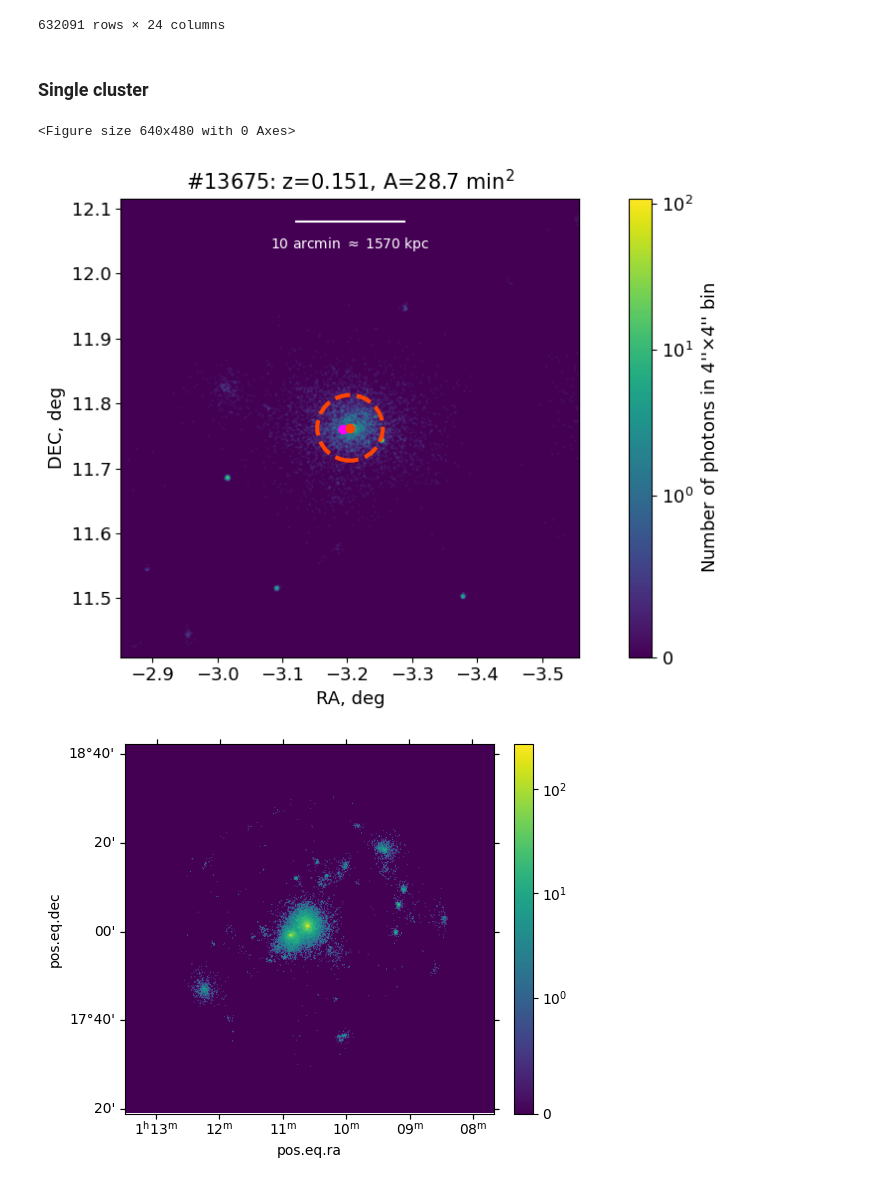
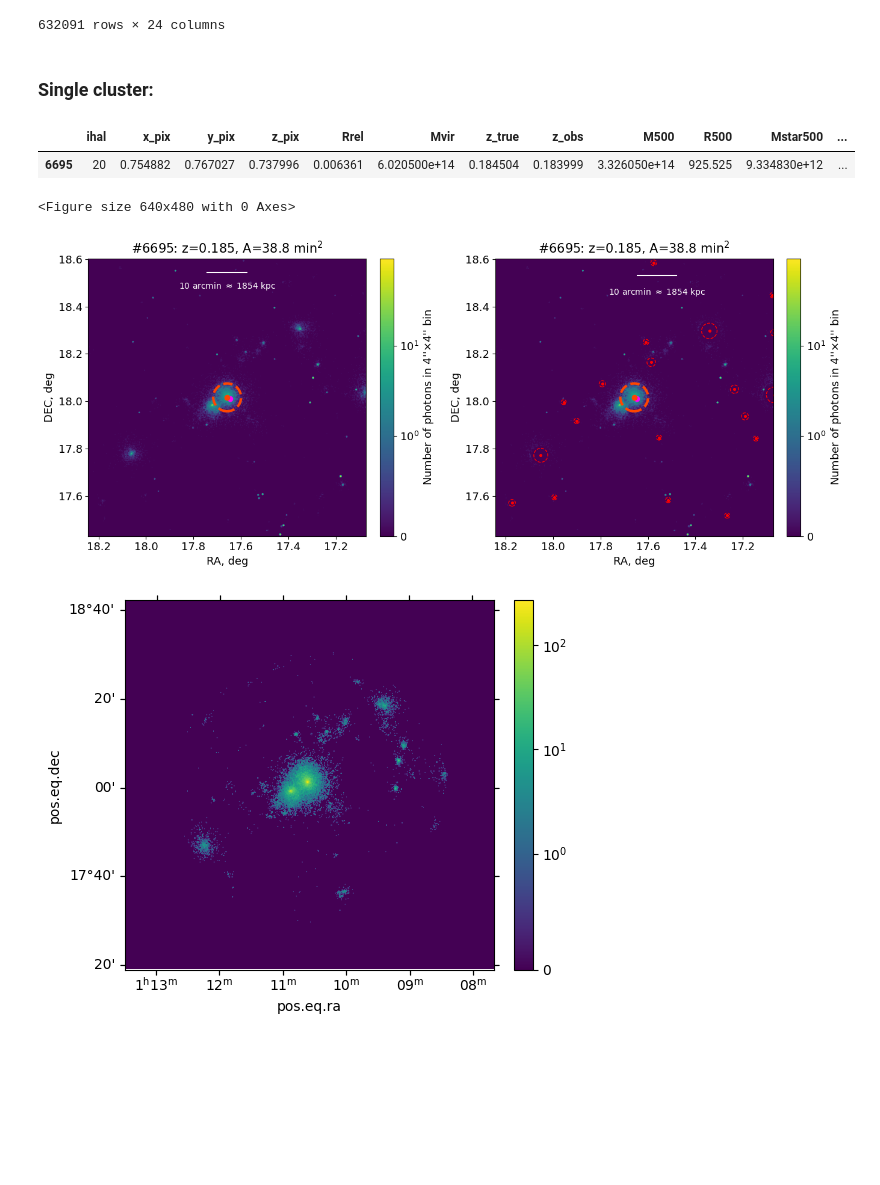
Before and after one commit to pi4imu/stacking, a Jupyter notebook: stacking_magneticum.ipynb, the cells around one changed output. Drawn from its saved outputs; the diff is of its cells as text; code cells hidden in the pictures; blank space fills up the shorter version.

```diff
--- a/stacking_magneticum.ipynb
+++ b/stacking_magneticum.ipynb
@@ -125,35 +118,39 @@ galaxies_all
 | 632090 | 487421 | 0.785585 | 0.139620 | 1.001184 | 292.525 | 0.050518 | 0.050119 | 12.511400 | 0.000000 | -20.7147 | ... | ... |
 632091 rows × 24 columns
 # %% [markdown]
-### Single cluster
+### Single cluster:
 # %%
 %run -i 'scripts.py'
 
 plt.figure(figsize=(16,6))
 
-cl_num = 13675
+cl_num = 6695 # 13675
 RRR = 1.0
 
-#plt.subplot(121)
+display(clusters[clusters.index==cl_num])
+
+plt.subplot(121)
 pho_hist = extract_photons_from_cluster(cl_num,
                                         r = RRR,
                                         centroid=True,
                                         delete_superfluous=False,
                                         draw=True,
                                         draw_additional=False)
 
-#plt.subplot(122)
-#pho_hist = extract_photons_from_cluster(cl_num,
-#                                        r = RRR,
-#                                        centroid=True,
-#                                        delete_superfluous=True,
-#                                        draw=True,
-#                                        draw_additional=False)
+plt.subplot(122)
+pho_hist = extract_photons_from_cluster(cl_num,
+                                        r = RRR,
+                                        centroid=True,
+                                        delete_superfluous=True,
+                                        draw=True,
+                                        draw_additional=False)
 
 plt.show()
 # %% [output]
+|  | ihal | x_pix | y_pix | z_pix | Rrel | Mvir | z_true | z_obs | M500 | R500 | Mstar500 | ... |
+| 6695 | 20 | 0.754882 | 0.767027 | 0.737996 | 0.006361 | 6.020500e+14 | 0.184504 | 0.183999 | 3.326050e+14 | 925.525 | 9.334830e+12 | ... |
 <Figure size 640x480 with 0 Axes>
-[figure, old version]
+[figure, new version]
 # %%
 hdul =  fits.open("erosita_img_124.fits")[0]
 
```
Also changed, not shown: parts of 21 cells of this notebook, 18 other files.
